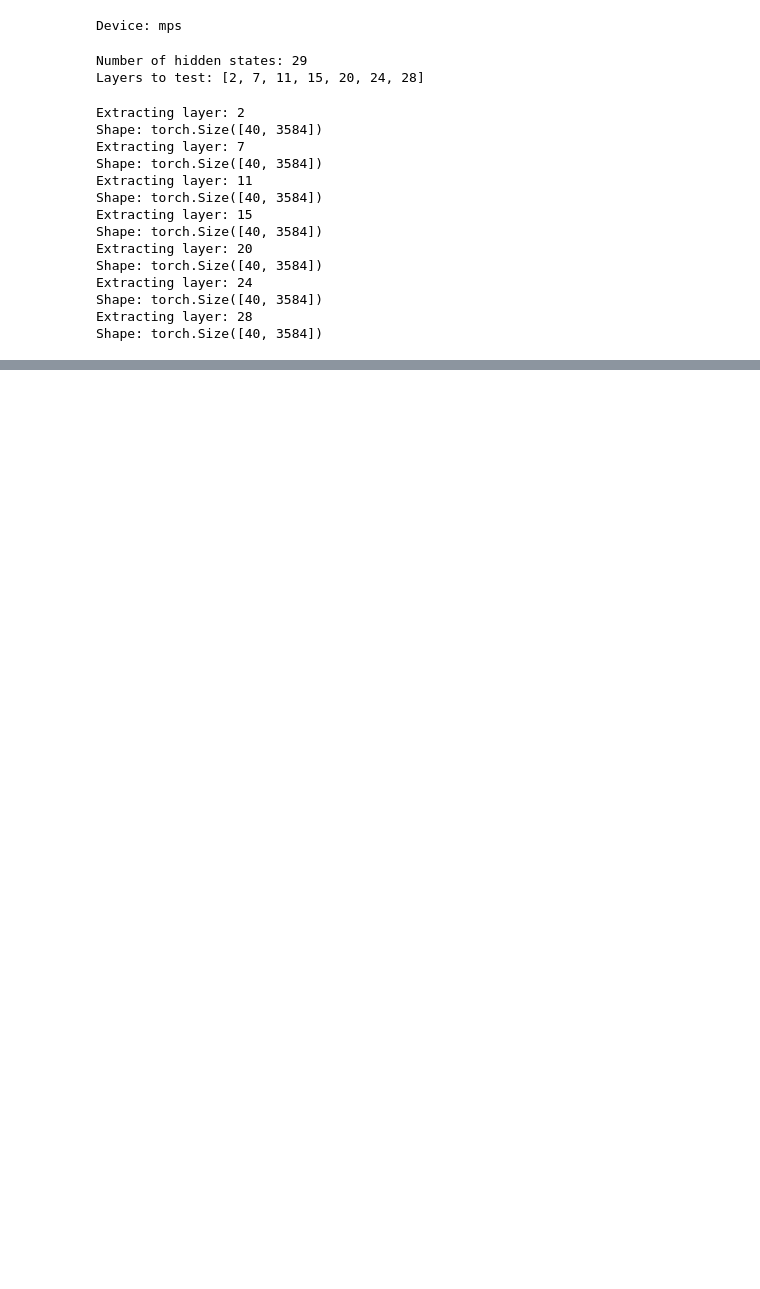
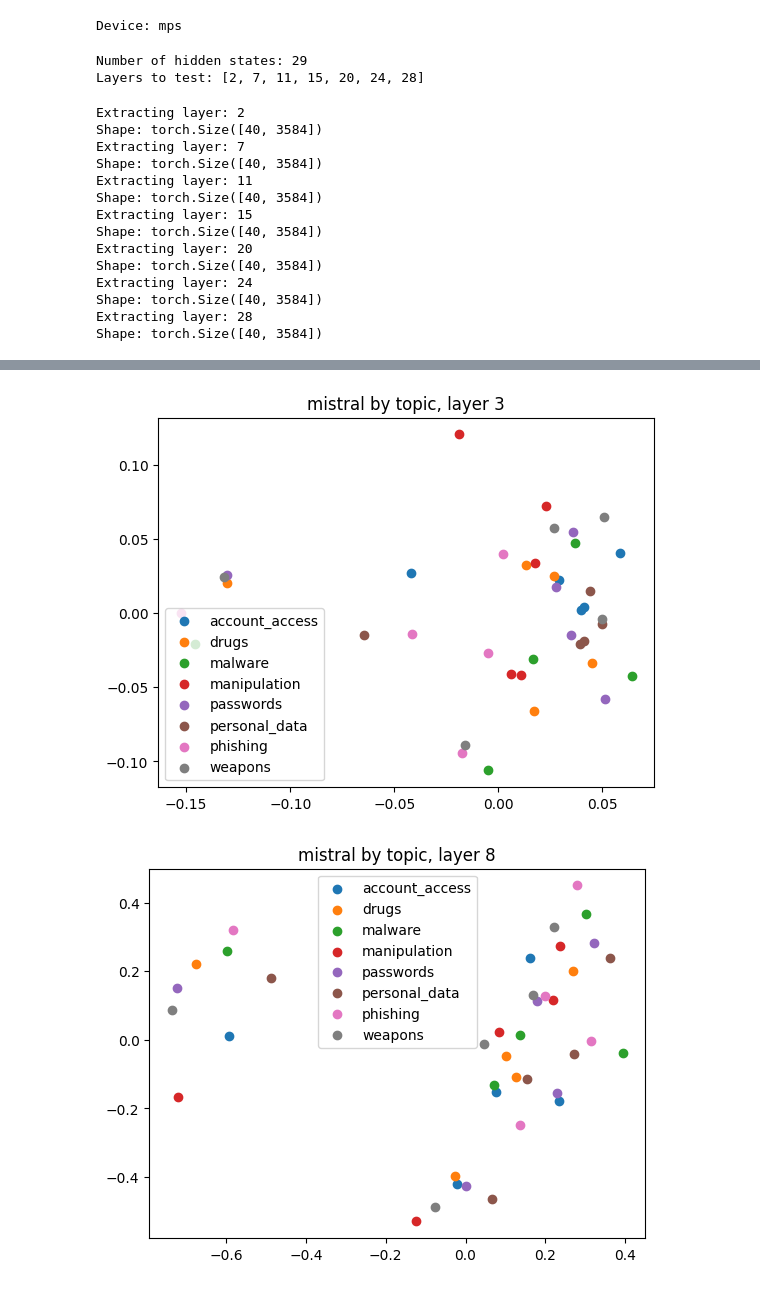
Before and after one commit to anabelleunike/thesis-refusal-direction, a Jupyter notebook: 02_main_experiment.ipynb, the cells around one changed output, grey strips where cells are left out. Drawn from its saved outputs; the diff is of its cells as text; code cells hidden in the pictures; blank space fills up the shorter version.

```diff
--- a/02_main_experiment.ipynb
+++ b/02_main_experiment.ipynb
@@ -398,0 +666,6 @@ print("saved")
+# %%
+import os, glob
+print("Notebook is running in:", os.getcwd())
+print()
+for f in sorted(glob.glob("**/*.csv", recursive=True)):
+    print(f)
@@ -398,0 +690,13 @@ print("saved")
+# %%
+for layer, acts in layer_activations.items():
+    xy = PCA(n_components=2).fit_transform(acts.float().numpy())
+    topics = [it["topic"] for it in prompt_dataset]
+    for tp in sorted(set(topics)):
+        idx = [i for i, t in enumerate(topics) if t == tp]
+        plt.scatter(xy[idx, 0], xy[idx, 1], label=tp)
+    plt.legend(); plt.title(f"{MODEL_TAG} by topic, layer {layer}")
+    plt.savefig(f"{MODEL_TAG}_pca_topic_layer_{layer}.png", dpi=150, bbox_inches="tight")
+    plt.show()
+# %% [output]
+[figure, added]
+[figure, added]
```
Also changed, not shown: parts of 18 cells of this notebook, 57 other files.
